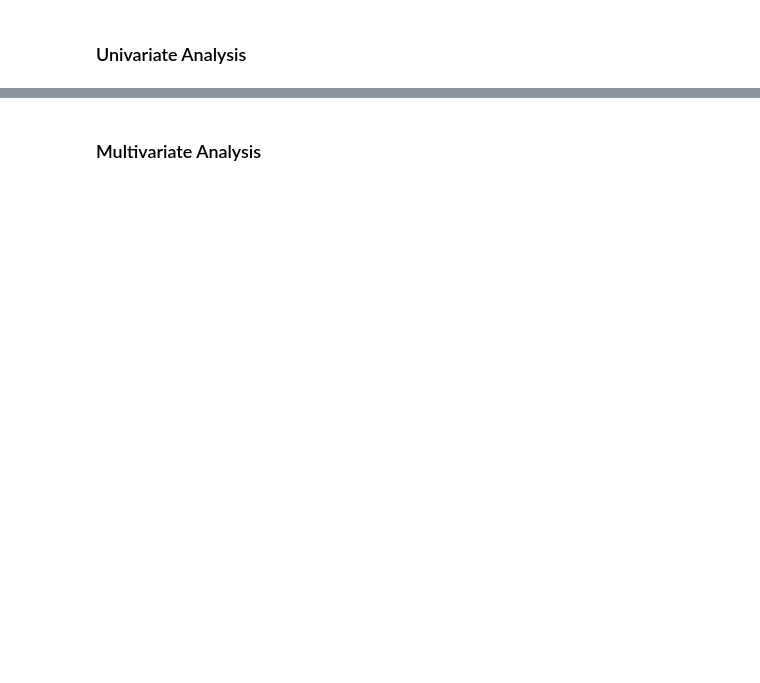
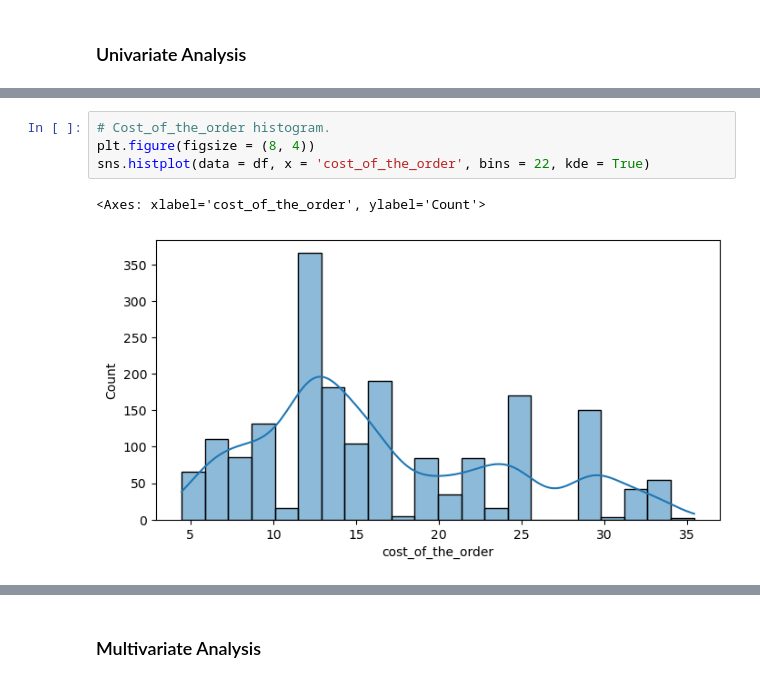
Before and after one commit to sysyphusgar/EDA-project-1, a Jupyter notebook: FoodHub EDA Notebook.ipynb, the cells around one changed output, grey strips where cells are left out. Saved outputs shown, nothing was run; the diff lists cells and outputs as text; blank space fills up the shorter version.

```diff
--- a/FoodHub EDA Notebook.ipynb
+++ b/FoodHub EDA Notebook.ipynb
@@ -117,0 +183,7 @@ The DataFrame has 9 columns as mentioned in the Data Dictionary. Data in each ro
+# %%
+# Cost_of_the_order histogram.
+plt.figure(figsize = (8, 4))
+sns.histplot(data = df, x = 'cost_of_the_order', bins = 22, kde = True)
+# %% [output]
+<Axes: xlabel='cost_of_the_order', ylabel='Count'>
+[figure, added]
```
Also changed, not shown: parts of 105 cells of this notebook.
